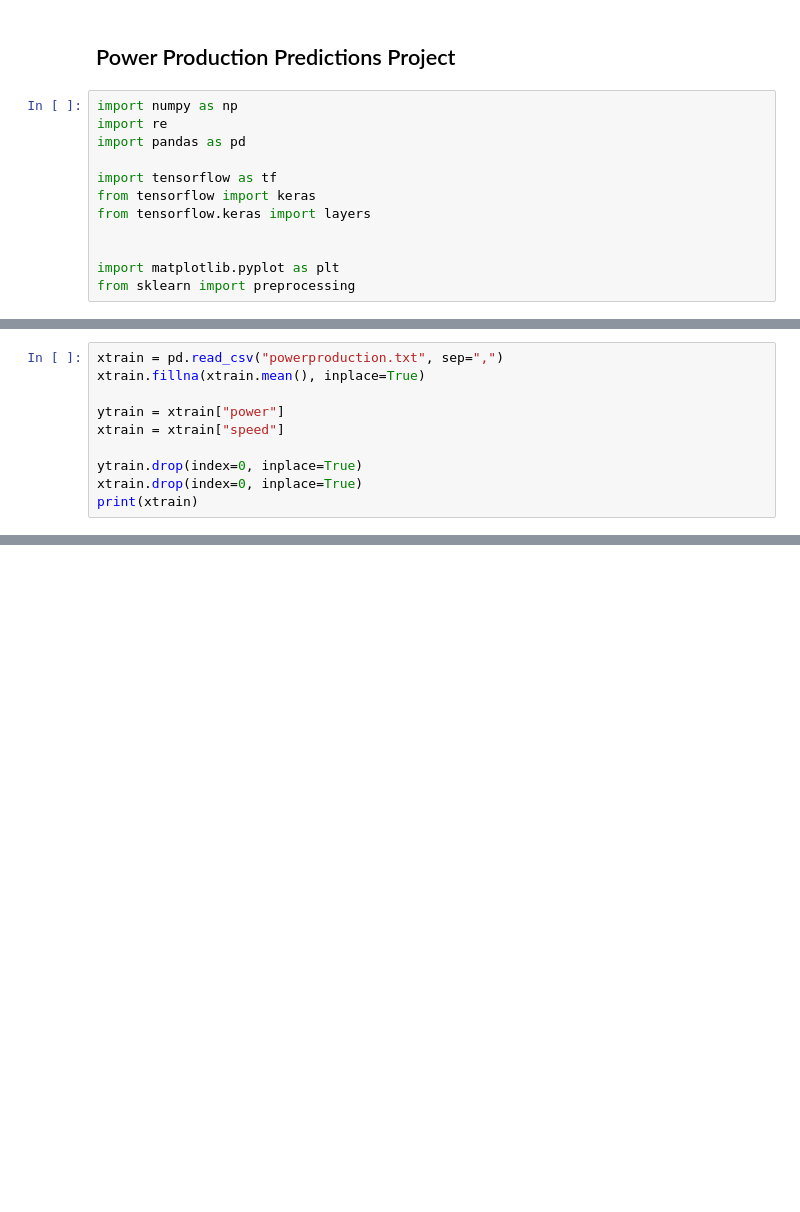
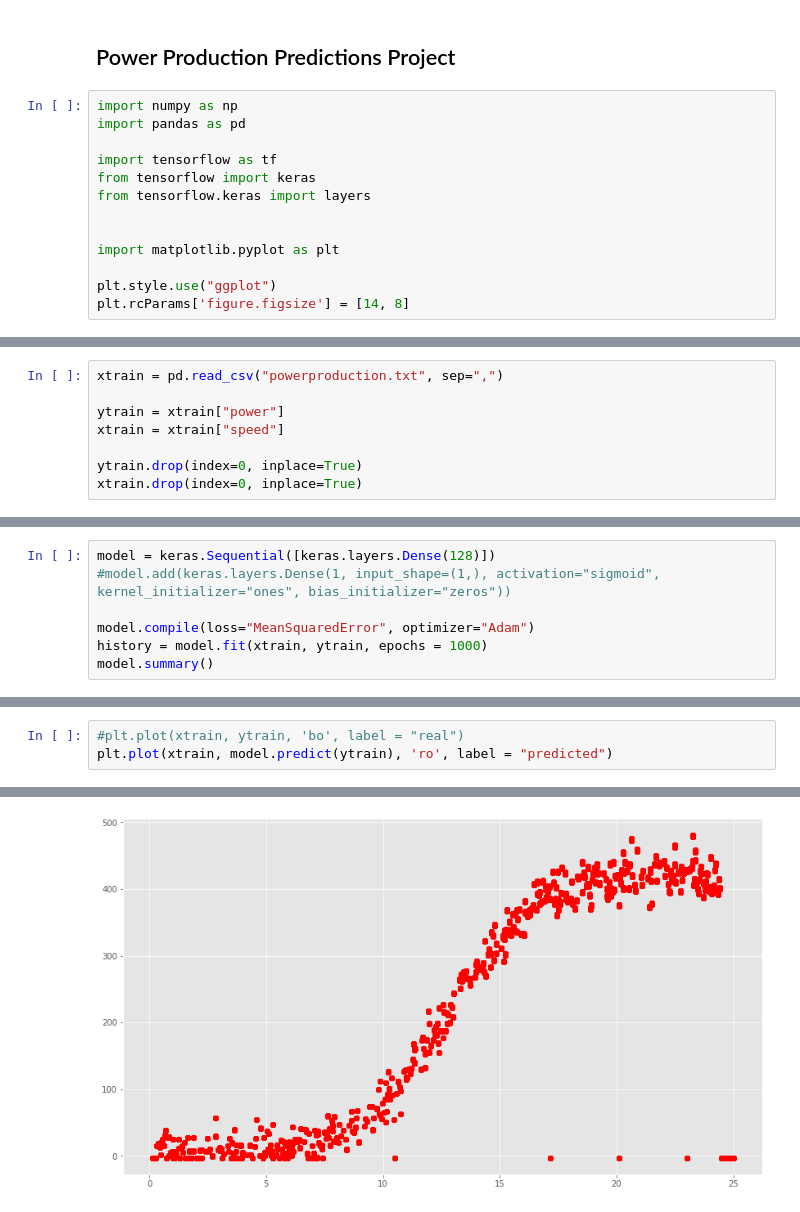
Before and after one commit to KlaudijaMedeksaite/EmergingTechProject, a Jupyter notebook: PowerPredictions.ipynb, the cells around one changed output, grey strips where cells are left out. Saved outputs shown, nothing was run; the diff lists cells and outputs as text; blank space fills up the shorter version.

Commit message:
figured out predictions from model

```diff
--- a/PowerPredictions.ipynb
+++ b/PowerPredictions.ipynb
@@ -2,7 +2,6 @@
 ## Power Production Predictions Project
 # %%
 import numpy as np
-import re
 import pandas as pd
 
 import tensorflow as tf
@@ -11,4 +10,6 @@ from tensorflow.keras import layers
 
 
 import matplotlib.pyplot as plt
-from sklearn import preprocessing
+
+plt.style.use("ggplot")
+plt.rcParams['figure.figsize'] = [14, 8]
@@ -59,10 +16,8 @@ power = np.array(power)
 # %%
 xtrain = pd.read_csv("powerproduction.txt", sep=",")
-xtrain.fillna(xtrain.mean(), inplace=True)
 
 ytrain = xtrain["power"]
 xtrain = xtrain["speed"]
 
 ytrain.drop(index=0, inplace=True)
 xtrain.drop(index=0, inplace=True)
-print(xtrain)
@@ -168,0 +24,7 @@ NameError: name 'plot_model' is not defined
+# %%
+model = keras.Sequential([keras.layers.Dense(128)])
+#model.add(keras.layers.Dense(1, input_shape=(1,), activation="sigmoid", kernel_initializer="ones", bias_initializer="zeros"))
+
+model.compile(loss="MeanSquaredError", optimizer="Adam")
+history = model.fit(xtrain, ytrain, epochs = 1000)
+model.summary()
@@ -168,0 +49,4 @@ NameError: name 'plot_model' is not defined
+# %%
+#plt.plot(xtrain, ytrain, 'bo', label = "real")
+plt.plot(xtrain, model.predict(ytrain), 'ro', label = "predicted")
+# %% [output]
@@ -168,0 +70 @@ NameError: name 'plot_model' is not defined
+[figure, added]
```
Also changed, not shown: parts of 15 cells of this notebook, 1 other file.
